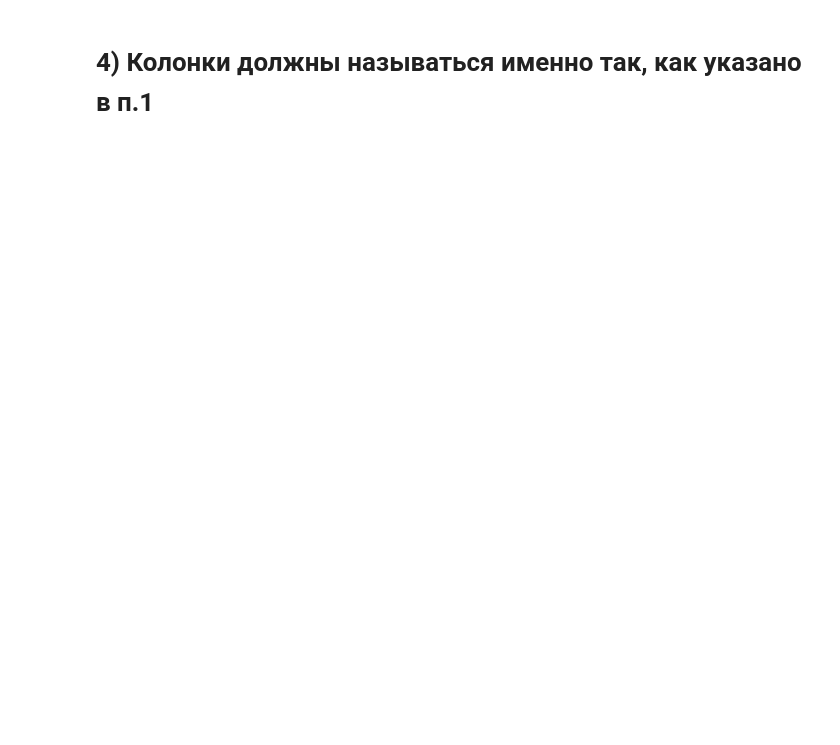
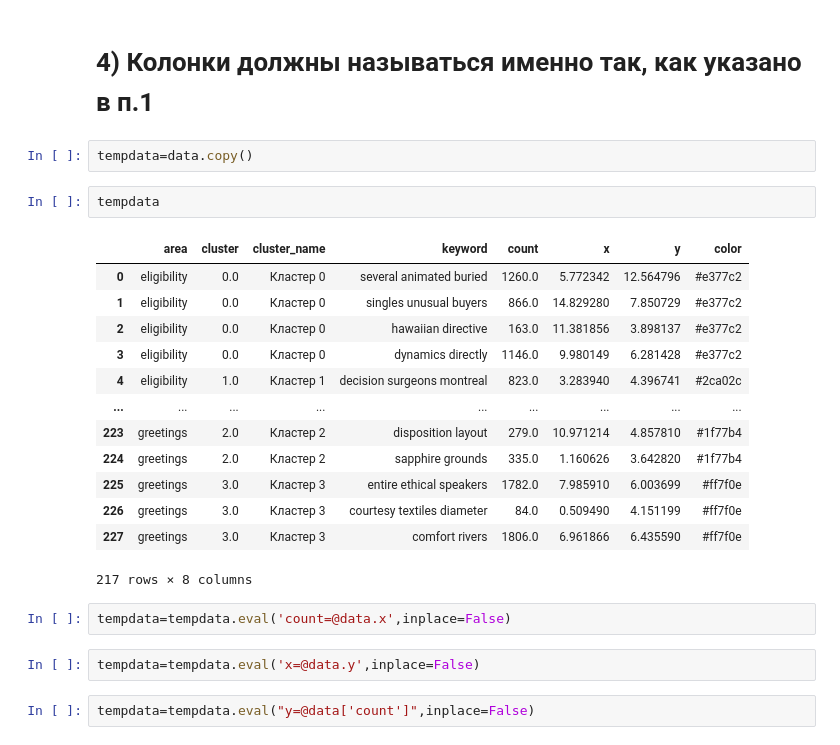
Before and after one commit to yarniii/HSE_TE, a Jupyter notebook: TE.ipynb, the cells around one changed output. Saved outputs shown, nothing was run; the diff lists cells and outputs as text; blank space fills up the shorter version.

```diff
--- a/TE.ipynb
+++ b/TE.ipynb
@@ -174,2 +265,26 @@ Name: keyword, dtype: int64
 # %% [markdown]
 #     4) Колонки должны называться именно так, как указано в п.1
+# %%
+tempdata=data.copy()
+# %%
+tempdata
+# %% [output]
+|  | area | cluster | cluster_name | keyword | count | x | y | color |
+| 0 | eligibility | 0.0 | Кластер 0 | several animated buried | 1260.0 | 5.772342 | 12.564796 | #e377c2 |
+| 1 | eligibility | 0.0 | Кластер 0 | singles unusual buyers | 866.0 | 14.829280 | 7.850729 | #e377c2 |
+| 2 | eligibility | 0.0 | Кластер 0 | hawaiian directive | 163.0 | 11.381856 | 3.898137 | #e377c2 |
+| 3 | eligibility | 0.0 | Кластер 0 | dynamics directly | 1146.0 | 9.980149 | 6.281428 | #e377c2 |
+| 4 | eligibility | 1.0 | Кластер 1 | decision surgeons montreal | 823.0 | 3.283940 | 4.396741 | #2ca02c |
+| ... | ... | ... | ... | ... | ... | ... | ... | ... |
+| 223 | greetings | 2.0 | Кластер 2 | disposition layout | 279.0 | 10.971214 | 4.857810 | #1f77b4 |
+| 224 | greetings | 2.0 | Кластер 2 | sapphire grounds | 335.0 | 1.160626 | 3.642820 | #1f77b4 |
+| 225 | greetings | 3.0 | Кластер 3 | entire ethical speakers | 1782.0 | 7.985910 | 6.003699 | #ff7f0e |
+| 226 | greetings | 3.0 | Кластер 3 | courtesy textiles diameter | 84.0 | 0.509490 | 4.151199 | #ff7f0e |
+| 227 | greetings | 3.0 | Кластер 3 | comfort rivers | 1806.0 | 6.961866 | 6.435590 | #ff7f0e |
+217 rows × 8 columns
+# %%
+tempdata=tempdata.eval('count=@data.x',inplace=False)
+# %%
+tempdata=tempdata.eval('x=@data.y',inplace=False)
+# %%
+tempdata=tempdata.eval("y=@data['count']",inplace=False)
```
Also changed, not shown: parts of 40 cells of this notebook, 17 other files.
